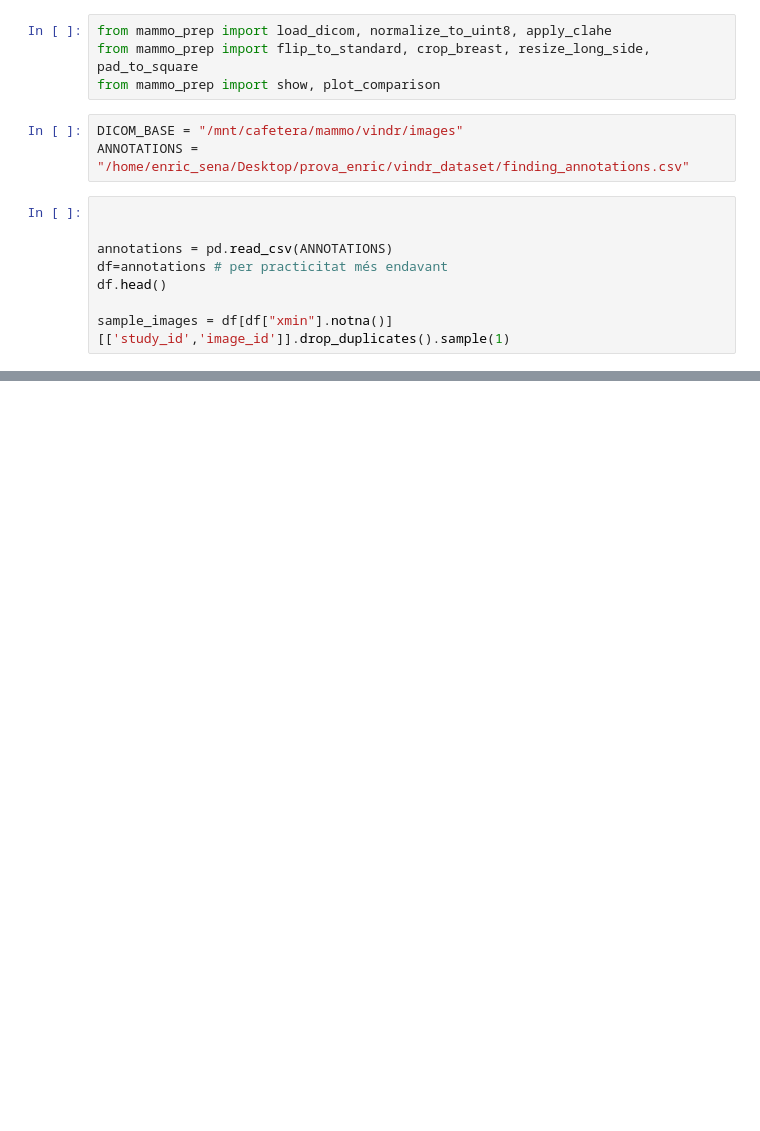
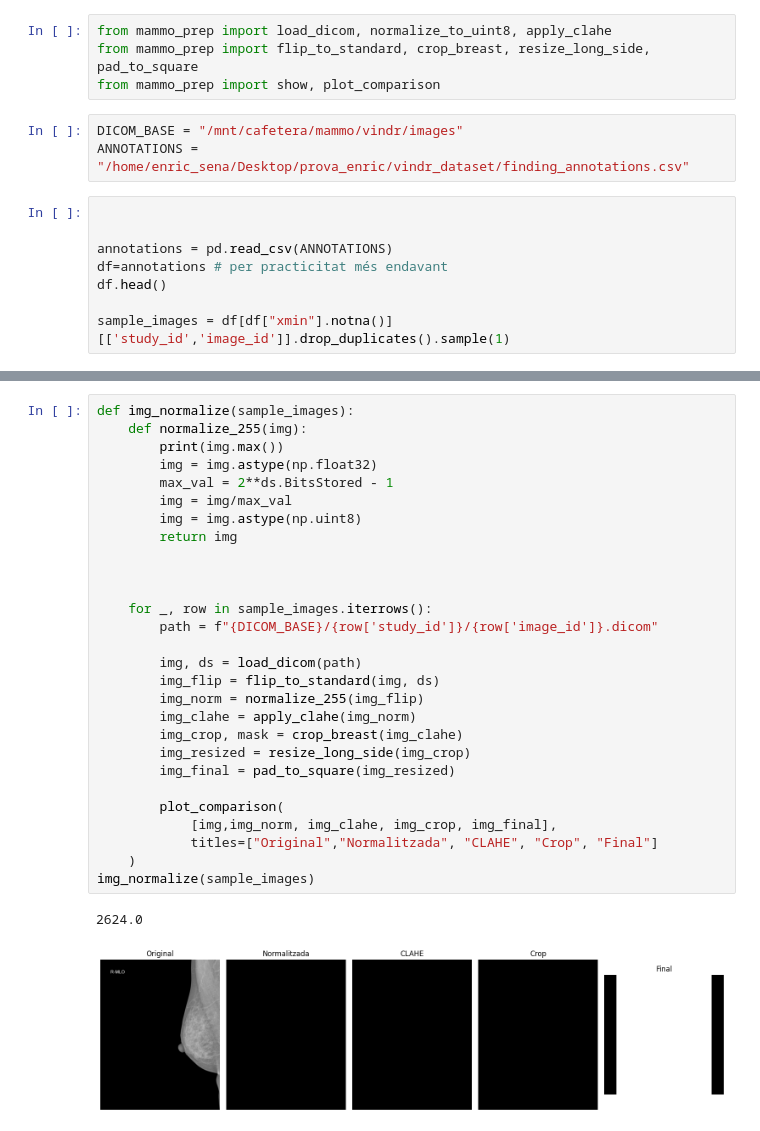
Before and after one commit to Senna256/Mammo, a Jupyter notebook: vindr_dataset/Sample_preprocess.ipynb, the cells around one changed output, grey strips where cells are left out. Saved outputs shown, nothing was run; the diff lists cells and outputs as text; blank space fills up the shorter version.

```diff
--- a/vindr_dataset/Sample_preprocess.ipynb
+++ b/vindr_dataset/Sample_preprocess.ipynb
@@ -41,0 +49,31 @@ for _, row in sample_images.iterrows():
+# %%
+def img_normalize(sample_images):
+    def normalize_255(img):
+        print(img.max())
+        img = img.astype(np.float32)
+        max_val = 2**ds.BitsStored - 1
+        img = img/max_val
+        img = img.astype(np.uint8)
+        return img
+
+
+
+    for _, row in sample_images.iterrows():
+        path = f"{DICOM_BASE}/{row['study_id']}/{row['image_id']}.dicom"
+
+        img, ds = load_dicom(path)
+        img_flip = flip_to_standard(img, ds)
+        img_norm = normalize_255(img_flip)
+        img_clahe = apply_clahe(img_norm)
+        img_crop, mask = crop_breast(img_clahe)
+        img_resized = resize_long_side(img_crop)
+        img_final = pad_to_square(img_resized)
+
+        plot_comparison(
+            [img,img_norm, img_clahe, img_crop, img_final],
+            titles=["Original","Normalitzada", "CLAHE", "Crop", "Final"]
+    )
+img_normalize(sample_images)
+# %% [output]
+2624.0
+[figure, added]
```
Also changed, not shown: parts of 5 cells of this notebook, 3 other files.
